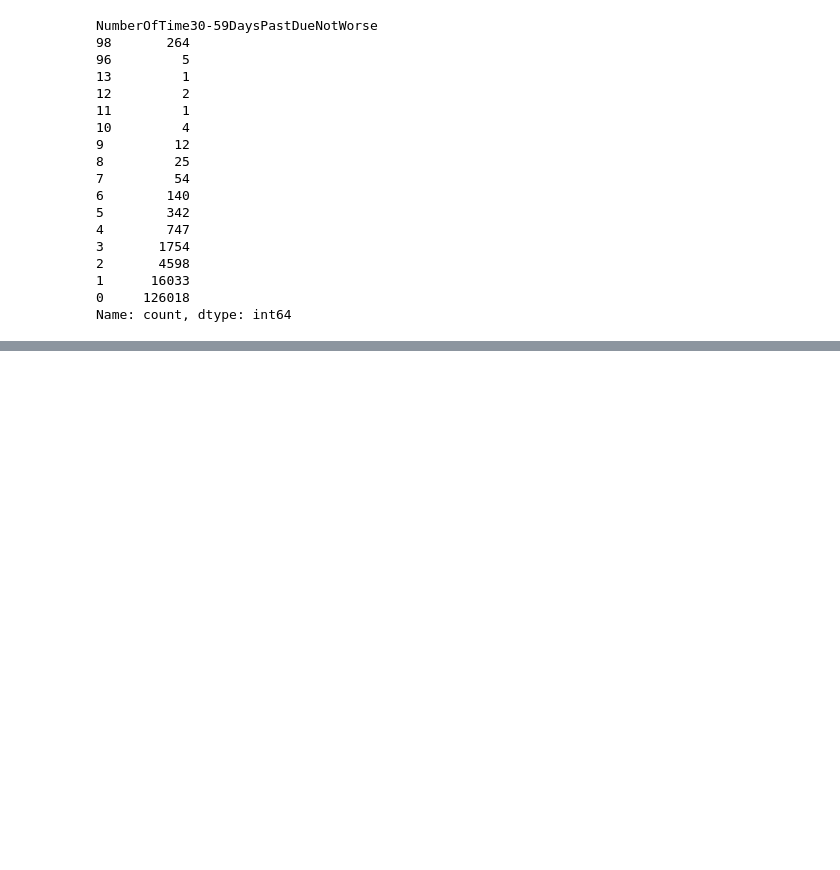
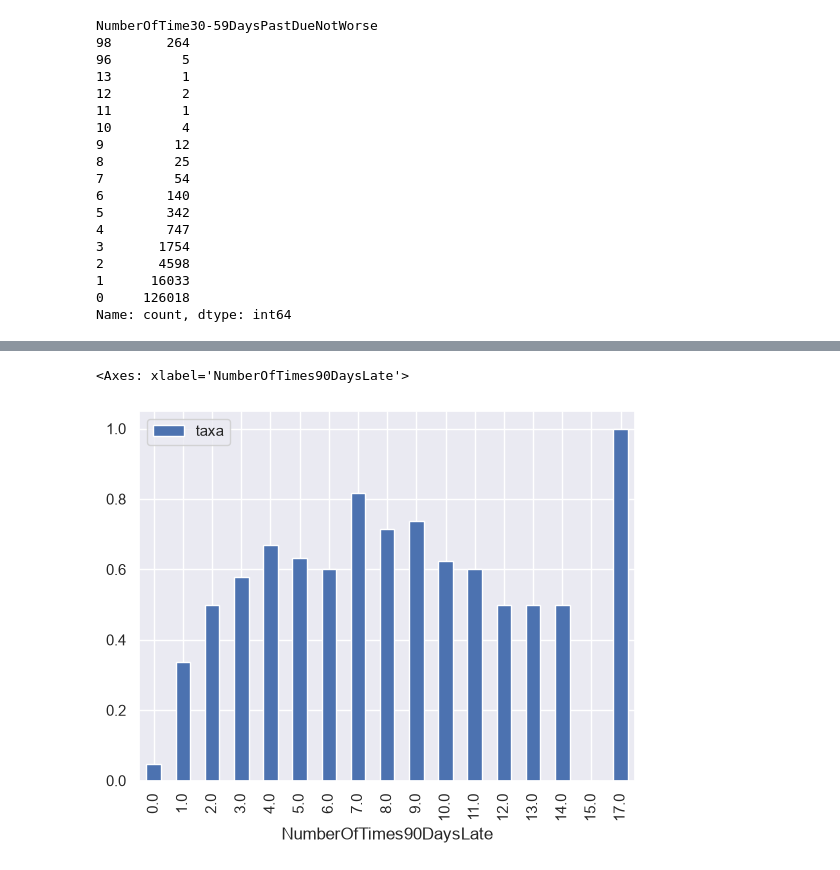
Before and after one commit to LeoDiasTrindade/good-and-bad-payers, a Jupyter notebook: notebooks/01_eda.ipynb, the cells around one changed output, grey strips where cells are left out. Drawn from its saved outputs; the diff is of its cells as text; code cells hidden in the pictures; blank space fills up the shorter version.

```diff
--- a/notebooks/01_eda.ipynb
+++ b/notebooks/01_eda.ipynb
@@ -148,0 +380,2 @@ def limpar_sujeiras(df):
+# %%
+train_df = limpar_sujeiras(train_df)
@@ -149,7 +387,11 @@ def limpar_sujeiras(df):
 # %%
 # Transformação 1 - impute
-imputer = SimpleImputer(strategy='median')
-train_df[features_name] = pd.DataFrame(imputer.fit_transform(train_df[features_name]),
-                                       columns=imputer.get_feature_names_out(),
-                                       index=train_df.index)
+cols_faltantes = ['MonthlyIncome', 'NumberOfDependents', 'DebtRatio', 'age',
+                  'RevolvingUtilizationOfUnsecuredLines', "NumberOfTime30-59DaysPastDueNotWorse",
+                  'NumberOfTime60-89DaysPastDueNotWorse', 'NumberOfTimes90DaysLate']
+imputer = SimpleImputer(strategy='median', add_indicator=True)
+resultado = pd.DataFrame(imputer.fit_transform(train_df[cols_faltantes]),
+                         columns=imputer.get_feature_names_out(),
+                         index=train_df.index)
+train_df = train_df.drop(cols_faltantes, axis=1).join(resultado)
 # %%
@@ -203,0 +422,18 @@ Name: SeriousDlqin2yrs, dtype: float64
+# %%
+testes = (
+    train_df.copy()
+    .assign(_soma_atrasos = lambda df: # A correlação dessa coluna sempre fica menor que a correlação de df['NumberOfTime30-59DaysPastDueNotWorse'], aumentando conforme coeficiente que acompanha essa feature aumenta com relação aos demais, e diminuindo no caso de outras combinações
+            3*df['NumberOfTime30-59DaysPastDueNotWorse']+
+            2*df['NumberOfTimes90DaysLate']+
+            df['NumberOfTime60-89DaysPastDueNotWorse'])
+    .assign(_dependentes_por_idade = lambda df: # Pensei que poderia ser significativo pois baixa idade e alto número de dependentes poderia indicar endividamento futuro, mas correlação ficou aquém da correlação de idade sozinha, não parece ser atributo interessante.
+            df['NumberOfDependents']/df['age'])
+    .assign(_debito_a_renda = lambda df: # Aqui considerei que proporção de débito indicaria tendência maior ao endividamento caso a renda fosse mais alta, visto que a dívida seria maior e portanto mais difícil de contornar
+            df['DebtRatio']*df['MonthlyIncome'])
+    .assign(_rotativo_para_outros_custos = lambda df: # Aqui pensei em considerar proporção para quantidade de linhas de rotativo sobre quantidade de crédito imobiliário, pois o primeiro indicaria tendência ao endividamento e, caso o segundo fosse pequeno/nulo, estaria ocorrendo endividamento sem fundos. Mas a correlação parece baixa
+            df['RevolvingUtilizationOfUnsecuredLines']/(df['NumberRealEstateLoansOrLines']+1))
+    .assign(_rotativo_por_linhas_credito = lambda df: # Considerei aqui a proporção do uso do rotativo ao uso de linhas de crédito, indicando tendência ao uso do rotativo para empréstimos
+            df['RevolvingUtilizationOfUnsecuredLines']/df['NumberOfOpenCreditLinesAndLoans'])
+    .assign(_renda_por_idade = lambda df:
+            df['MonthlyIncome']/df['age'])
+)
@@ -203,0 +504,9 @@ Name: SeriousDlqin2yrs, dtype: float64
+# %%
+(testes[['NumberOfTimes90DaysLate', 'SeriousDlqin2yrs']]
+ .groupby('NumberOfTimes90DaysLate')
+ .agg(taxa=('SeriousDlqin2yrs', 'mean'), n=('SeriousDlqin2yrs', 'count'))
+ [['taxa']]
+ .plot(kind='bar'))
+# %% [output]
+<Axes: xlabel='NumberOfTimes90DaysLate'>
+[figure, added]
```
Also changed, not shown: parts of 34 cells of this notebook, 2 other files.
